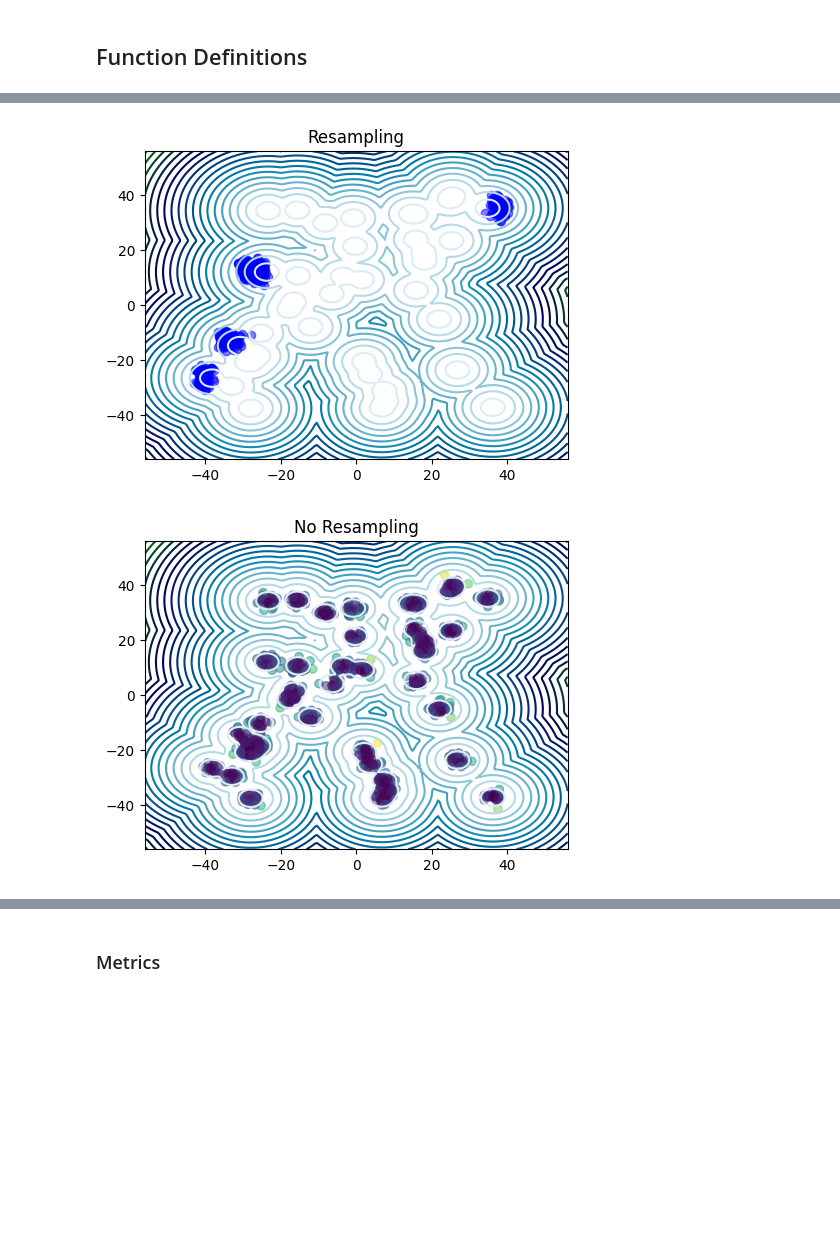
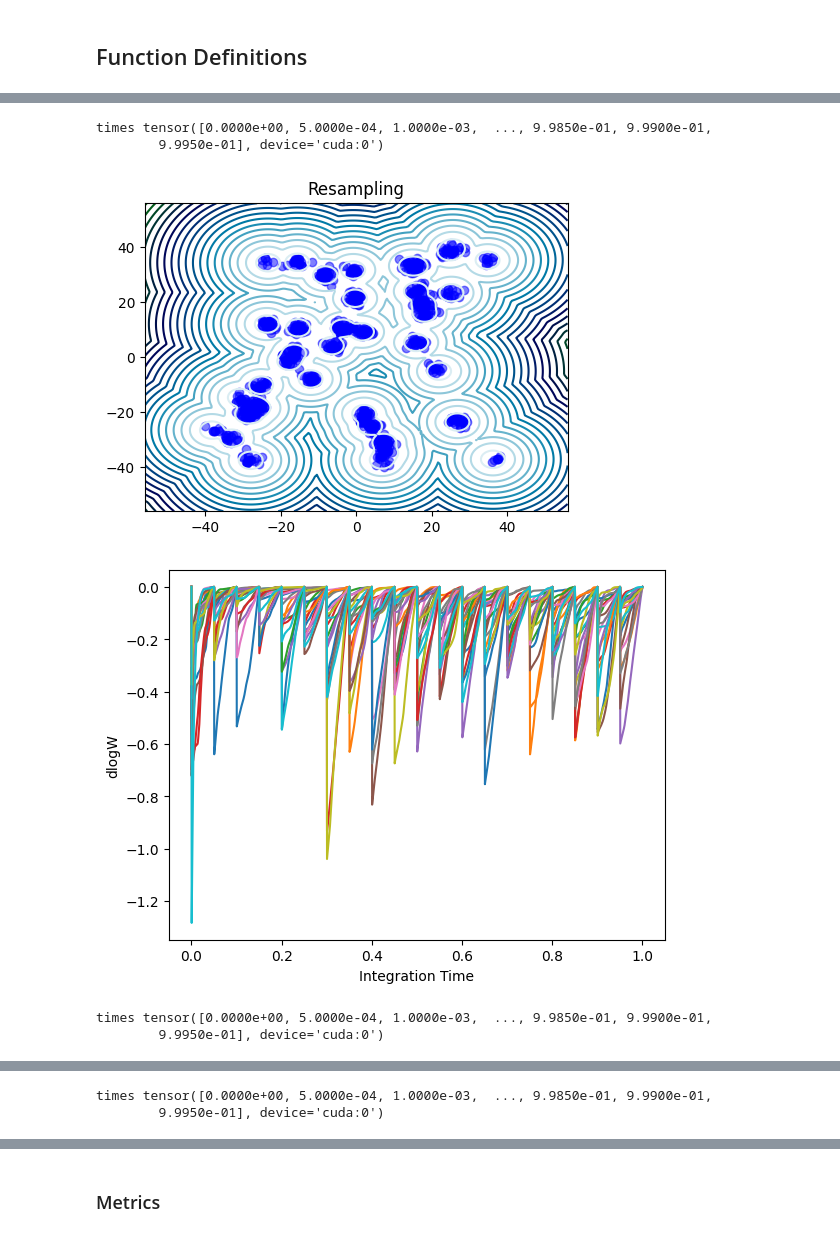
Before and after one commit to taraak/pita, a Jupyter notebook: runner/notebooks/gmm_temp_annealed_v3_true.ipynb, the cells around one changed output, grey strips where cells are left out. Cells and saved outputs as stored; diff of their text form; code cells hidden in the pictures; blank space fills up the shorter version.

```diff
--- a/runner/notebooks/gmm_temp_annealed_v3_true.ipynb
+++ b/runner/notebooks/gmm_temp_annealed_v3_true.ipynb
@@ -34,8 +34,11 @@ cuda
 ### Target Distribution
 # %%
 dimensionality = 2
-inverse_temperature = 2
-temperature = inverse_temperature
+temperature = 4.0
+annealed_temperature = 1.0
+inverse_temperature = temperature / annealed_temperature # beta in the paper
+
+
 target = GMM(dimensionality=dimensionality,
              n_mixes=40,
              loc_scaling= 40,
@@ -101,7 +104,7 @@ def sample_cat(bs, next_u, logits):
     return ids, next_u
 
 
-def sample_cat_sys(bs, next_u, logits):
+def sample_cat_sys(bs, logits):
     u = torch.rand(size=(1,))
     u = (u + 1/bs*torch.arange(bs)) % 1
     bins = torch.cumsum(torch.softmax(logits, dim=-1), dim=-1)
@@ -223,6 +236,6 @@ def generate_samples_weighted(reverse_sde, t_span=(0, 1), num_integration_steps=
 # %%
 from src.models.components.noise_schedules import GeometricNoiseSchedule, QuadraticNoiseSchedule
-noise_schedule = GeometricNoiseSchedule(sigma_min=0.001, sigma_max=5)
+noise_schedule = GeometricNoiseSchedule(sigma_min=0.1, sigma_max=1.5 * sqrt(temperature))
 
 #noise_schedule = QuadraticNoiseSchedule(beta=10)
 # %%
@@ -236,43 +249,52 @@ plt.scatter(x1_samples[:, 0].cpu(), x1_samples[:, 1].cpu(), s=3)
 # %%
 # for plotting
 
 num_int_steps = 2000
 
 ve_reverse_sde = VEReverse_coupled(noise_schedule)
 num_samples = 1000
 prior_samples = prior.sample(num_samples)
 annealed_prior_samples = annealed_prior.sample(num_samples)
-samples_resampled, _ = generate_samples_weighted(ve_reverse_sde, t_span=(0, 1), samples=annealed_prior_samples,
+samples_resampled, log_weights = generate_samples_weighted(ve_reverse_sde, t_span=(0, 1), samples=annealed_prior_samples,
                                                  num_integration_steps=num_int_steps,
-                                                 resampling_interval=1,
+                                                 resampling_interval=100,
                                                  inverse_temperature=inverse_temperature)
 target.get_dataset_fig(target.unnormalize(samples_resampled), T=inverse_temperature,
                        title="Resampling")
 plt.show()
+
+plt.plot(torch.linspace(1, 0, num_int_steps), log_weights.cpu().detach().numpy()[:, :20])
+plt.xlabel("Integration Time")
+plt.ylabel("dlogW")
+plt.show()
+
 
 samples_not_resampled, log_weights = generate_samples_weighted(ve_reverse_sde, t_span=(0, 1), samples=annealed_prior_samples,
                                                                num_integration_steps=num_int_steps,
                                                                resampling_interval=num_int_steps+1,
                                                                inverse_temperature=inverse_temperature)
 target.get_dataset_fig(target.unnormalize(samples_not_resampled), T=inverse_temperature, color=log_weights.cpu()[-1],
                        title="No Resampling")
 plt.show()
 plt.plot(torch.linspace(1, 0, num_int_steps), log_weights.cpu().detach().numpy()[:, :20])
 plt.xlabel("Integration Time")
 plt.ylabel("dlogW")
 plt.show()
 
-
 # Generate samples at high temprature
-# ve_reverse_sde = VEReverse_coupled(noise_schedule)
-# samples_hightemp, _ = generate_samples_weighted(ve_reverse_sde, t_span=(0, 1), num_integration_steps=num_int_steps,
-#                                                 resampling_interval=None, num_samples=num_samples, inverse_temperature=1.0,
-#                                                 samples=prior_samples)
-# samples_energy = target(samples_hightemp)
-# target.get_dataset_fig(target.unnormalize(samples_hightemp), T=1.0, title=f"Temperature {temperature}")
-# samples_hightemp_unnorm = target.unnormalize(samples_hightemp).detach().cpu().numpy()
-# plt.scatter(samples_hightemp_unnorm[:, 0], samples_hightemp_unnorm[:, 1], s=3)
+ve_reverse_sde = VEReverse_coupled(noise_schedule)
+samples_hightemp, _ = generate_samples_weighted(ve_reverse_sde, t_span=(0, 1), num_integration_steps=num_int_steps,
+                                                resampling_interval=None, num_samples=num_samples, inverse_temperature=1.0,
+                                                samples=prior_samples)
+samples_energy = target(samples_hightemp)
+target.get_dataset_fig(target.unnormalize(samples_hightemp), T=1.0, title=f"Temperature {temperature}")
+samples_hightemp_unnorm = target.unnormalize(samples_hightemp).detach().cpu().numpy()
+plt.scatter(samples_hightemp_unnorm[:, 0], samples_hightemp_unnorm[:, 1], s=3)
 plt.show()
 # %% [output]
+times tensor([0.0000e+00, 5.0000e-04, 1.0000e-03,  ..., 9.9850e-01, 9.9900e-01,
+        9.9950e-01], device='cuda:0')
-[figure, old version]
+[figure, new version]
-[figure, old version]
+[figure, new version]
+times tensor([0.0000e+00, 5.0000e-04, 1.0000e-03,  ..., 9.9850e-01, 9.9900e-01,
+        9.9950e-01], device='cuda:0')
@@ -279,0 +303,2 @@ plt.show()
+times tensor([0.0000e+00, 5.0000e-04, 1.0000e-03,  ..., 9.9850e-01, 9.9900e-01,
+        9.9950e-01], device='cuda:0')
```
Also changed, not shown: parts of 12 cells of this notebook.
